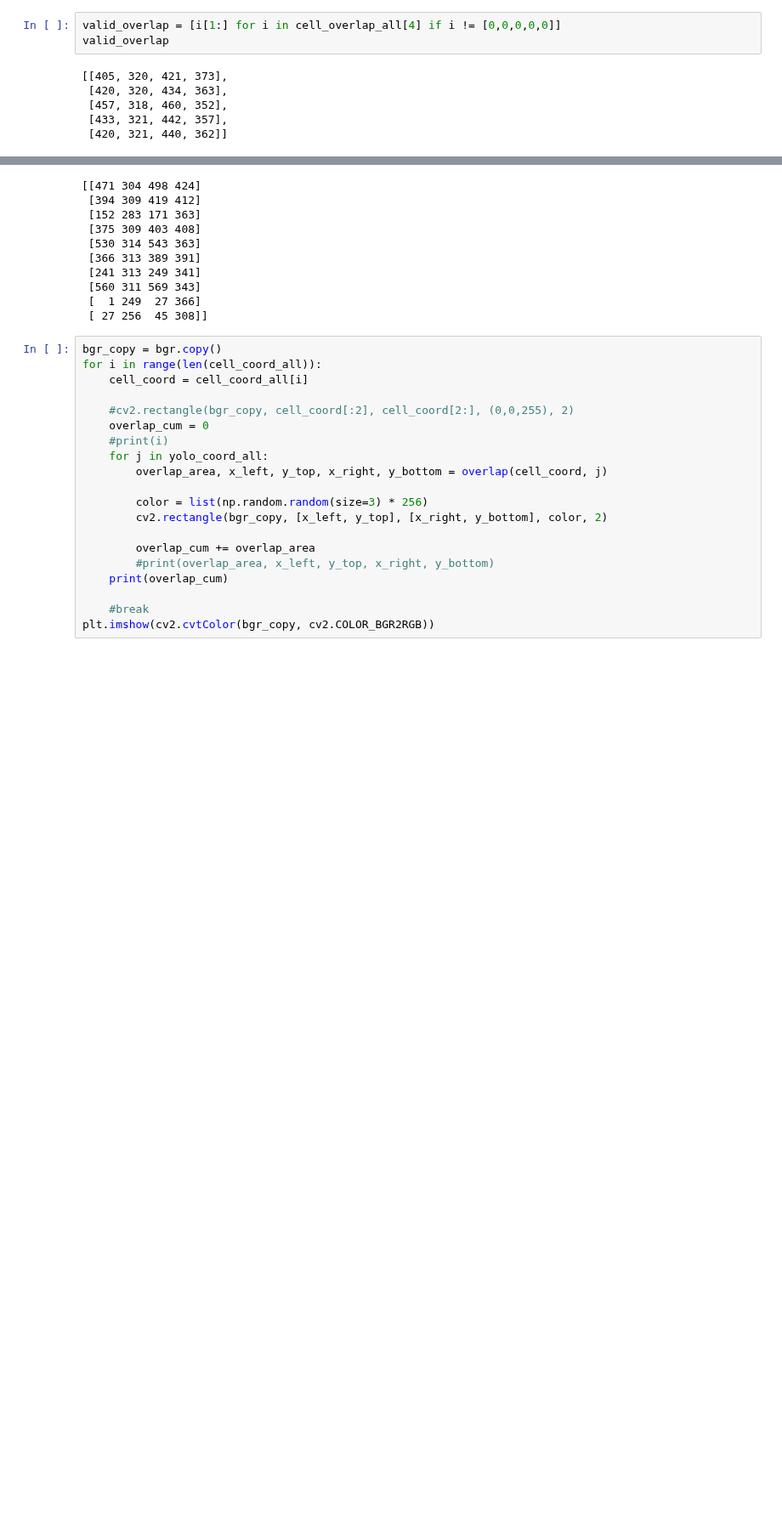
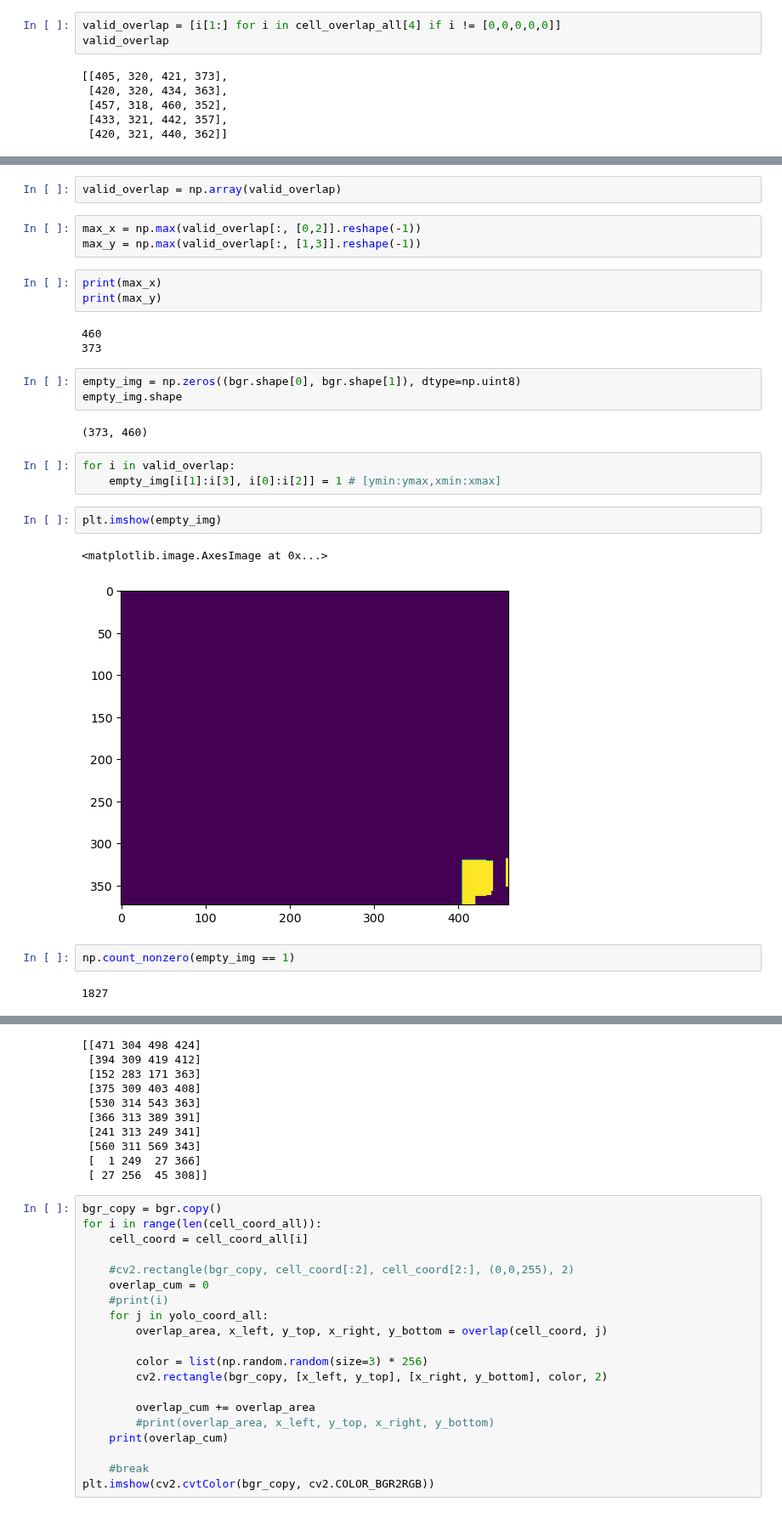
Before and after one commit to Claud1234/PCICF, a Jupyter notebook: ipython/yolo_sfc_multi_ped_pie.ipynb, the cells around one changed output, grey strips where cells are left out. Shown at 85% size. Cells and saved outputs as stored; diff of their text form; blank space fills up the shorter version.

```diff
--- a/ipython/yolo_sfc_multi_ped_pie.ipynb
+++ b/ipython/yolo_sfc_multi_ped_pie.ipynb
@@ -239,0 +208,28 @@ yolo_end_point
+# %%
+valid_overlap = np.array(valid_overlap)
+# %%
+max_x = np.max(valid_overlap[:, [0,2]].reshape(-1))
+max_y = np.max(valid_overlap[:, [1,3]].reshape(-1))
+# %%
+print(max_x)
+print(max_y)
+# %% [output]
+460
+373
+# %%
+empty_img = np.zeros((bgr.shape[0], bgr.shape[1]), dtype=np.uint8)
+empty_img.shape
+# %% [output]
+(373, 460)
+# %%
+for i in valid_overlap:
+    empty_img[i[1]:i[3], i[0]:i[2]] = 1 # [ymin:ymax,xmin:xmax]
+# %%
+plt.imshow(empty_img)
+# %% [output]
+<matplotlib.image.AxesImage at 0x...>
+[figure, added]
+# %%
+np.count_nonzero(empty_img == 1)
+# %% [output]
+1827
```
Also changed, not shown: parts of 36 cells of this notebook, 1 other file.
